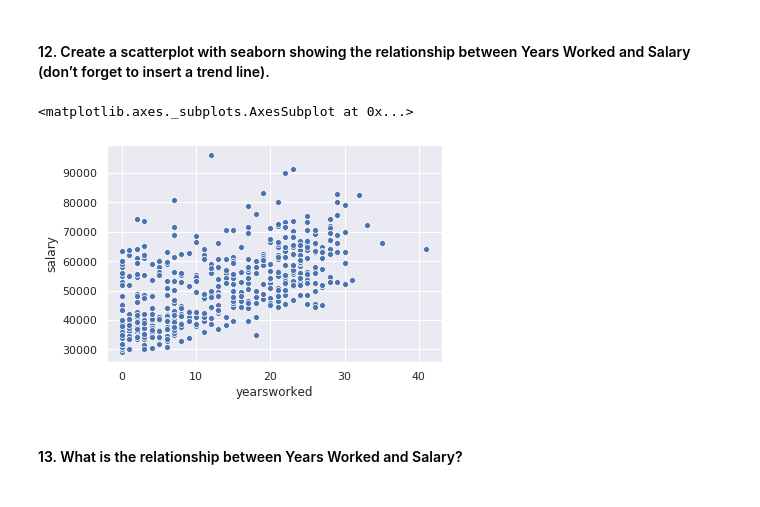
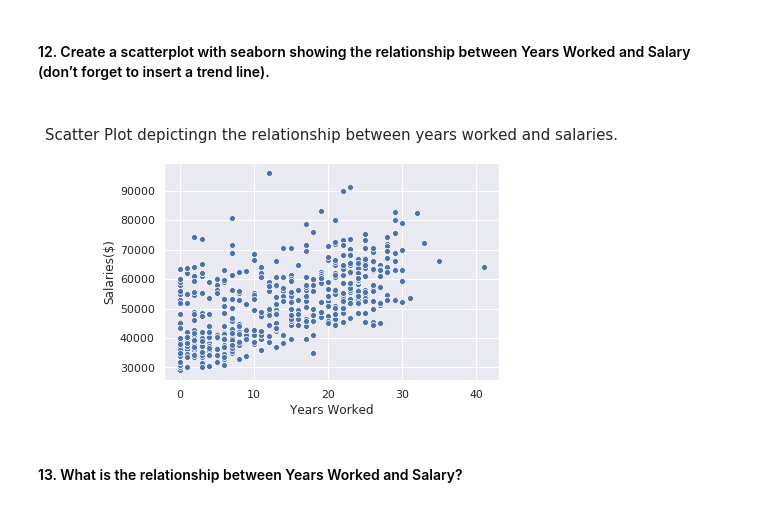
Before and after one commit to boitshepo97/statistical-thinking, a Jupyter notebook: Statistical-Thinking.ipynb, the cells around one changed output. Drawn from its saved outputs; the diff is of its cells as text; code cells hidden in the pictures.

Commit message:
adding more more graphs

```diff
--- a/Statistical-Thinking.ipynb
+++ b/Statistical-Thinking.ipynb
@@ -157,11 +157,14 @@ plt.show()
 [figure]
 # %% [markdown]
 #### 12. Create a scatterplot with seaborn showing the relationship between Years Worked and Salary (don’t forget to insert a trend line).
-# %%
-sns.scatterplot(x = 'yearsworked', y = 'salary', data = st)
-# %% [output]
-<matplotlib.axes._subplots.AxesSubplot at 0x...>
-[figure, removed]
+# %%
+sns.scatterplot(x = 'yearsworked', y = 'salary', data = st)
+plt.title('\nScatter Plot depictingn the relationship between years worked and salaries.\n',fontsize=15)
+plt.ylabel('Salaries($)')
+plt.xlabel('Years Worked')
+plt.show()
+# %% [output]
+[figure, added]
 # %% [markdown]
 #### 13. What is the relationship between Years Worked and Salary?
 # %% [markdown]
```
